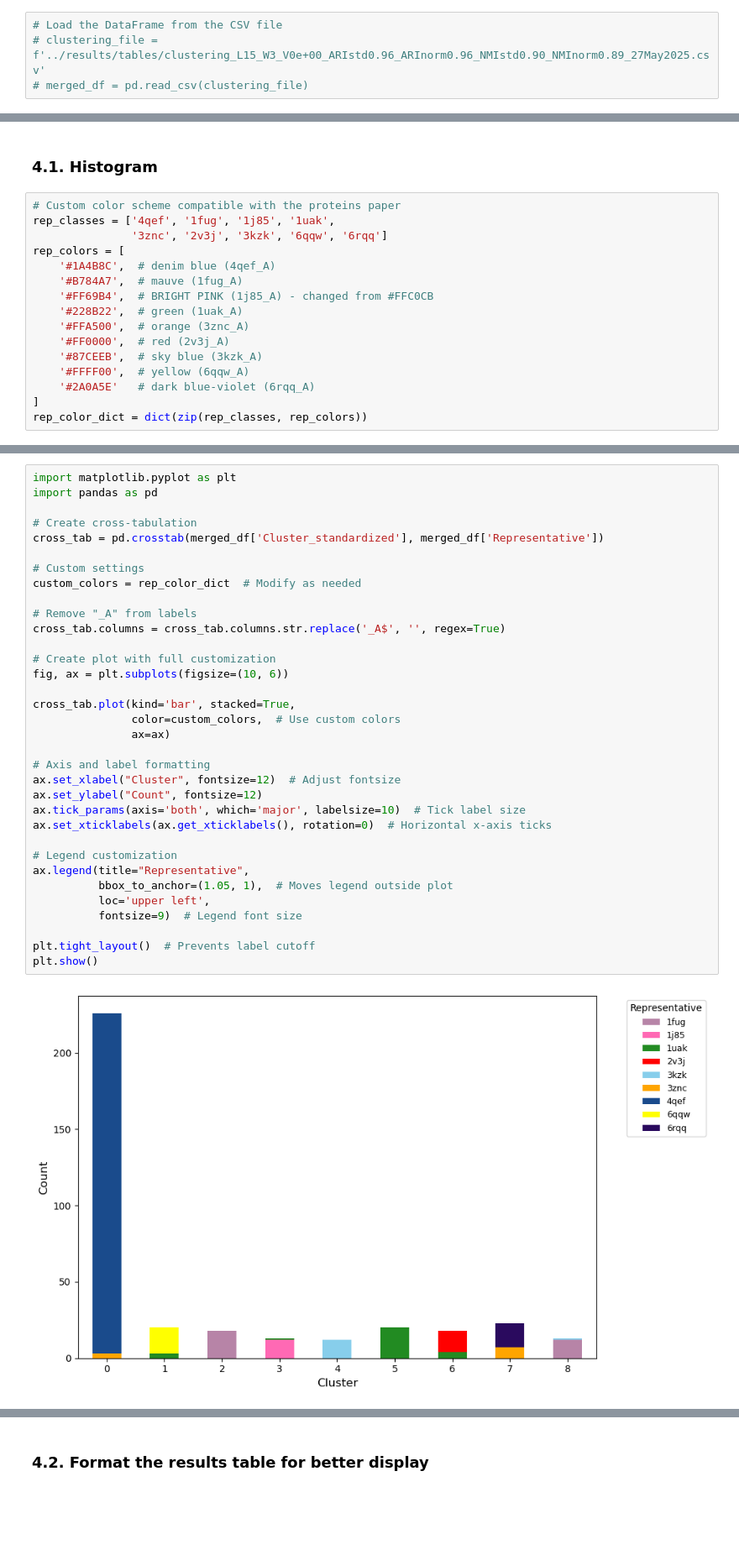
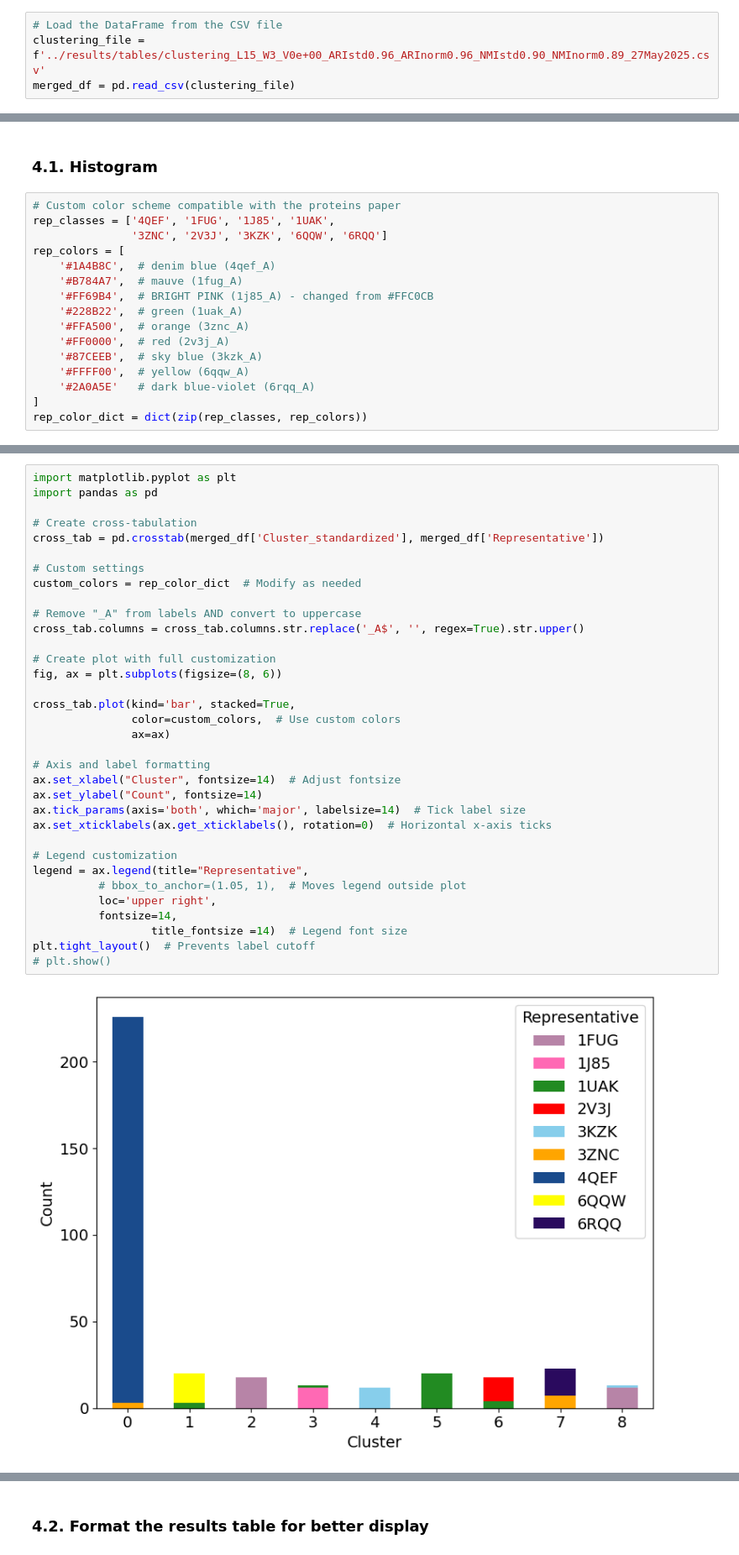
Before and after one commit to dtolosav/discrete-sig-for-landscapes, a Jupyter notebook: notebooks/2_k_means.ipynb, the cells around one changed output, grey strips where cells are left out. Shown at 84% size. Saved outputs shown, nothing was run; the diff lists cells and outputs as text; blank space fills up the shorter version.

Commit message:
Improved generated result figures and included some of them in repository

```diff
--- a/notebooks/2_k_means.ipynb
+++ b/notebooks/2_k_means.ipynb
@@ -347,16 +347,16 @@ master_results_df
 (Optional) Load previously computed clustering
 # %%
 # Load the DataFrame from the CSV file
-# clustering_file =  f'../results/tables/clustering_L15_W3_V0e+00_ARIstd0.96_ARInorm0.96_NMIstd0.90_NMInorm0.89_27May2025.csv'
-# merged_df = pd.read_csv(clustering_file)
+clustering_file =  f'../results/tables/clustering_L15_W3_V0e+00_ARIstd0.96_ARInorm0.96_NMIstd0.90_NMInorm0.89_27May2025.csv'
+merged_df = pd.read_csv(clustering_file)
 # %%
 # merged_df
 # %% [markdown]
 ### 4.1. Histogram
 # %%
 # Custom color scheme compatible with the proteins paper
-rep_classes = ['4qef', '1fug', '1j85', '1uak',
-               '3znc', '2v3j', '3kzk', '6qqw', '6rqq']
+rep_classes = ['4QEF', '1FUG', '1J85', '1UAK',
+               '3ZNC', '2V3J', '3KZK', '6QQW', '6RQQ']
 rep_colors = [
     '#1A4B8C',  # denim blue (4qef_A)
     '#B784A7',  # mauve (1fug_A)
@@ -385,38 +385,38 @@ plt.show()
 # %%
 import matplotlib.pyplot as plt
 import pandas as pd
 
 # Create cross-tabulation
 cross_tab = pd.crosstab(merged_df['Cluster_standardized'], merged_df['Representative'])
 
 # Custom settings
 custom_colors = rep_color_dict  # Modify as needed
 
-# Remove "_A" from labels
-cross_tab.columns = cross_tab.columns.str.replace('_A$', '', regex=True)
+# Remove "_A" from labels AND convert to uppercase
+cross_tab.columns = cross_tab.columns.str.replace('_A$', '', regex=True).str.upper()
 
 # Create plot with full customization
-fig, ax = plt.subplots(figsize=(10, 6))
+fig, ax = plt.subplots(figsize=(8, 6))
 
 cross_tab.plot(kind='bar', stacked=True,
                color=custom_colors,  # Use custom colors
                ax=ax)
 
 # Axis and label formatting
-ax.set_xlabel("Cluster", fontsize=12)  # Adjust fontsize
-ax.set_ylabel("Count", fontsize=12)
-ax.tick_params(axis='both', which='major', labelsize=10)  # Tick label size
+ax.set_xlabel("Cluster", fontsize=14)  # Adjust fontsize
+ax.set_ylabel("Count", fontsize=14)
+ax.tick_params(axis='both', which='major', labelsize=14)  # Tick label size
 ax.set_xticklabels(ax.get_xticklabels(), rotation=0)  # Horizontal x-axis ticks
 
 # Legend customization
-ax.legend(title="Representative",
-          bbox_to_anchor=(1.05, 1),  # Moves legend outside plot
-          loc='upper left',
-          fontsize=9)  # Legend font size
-
+legend = ax.legend(title="Representative",
+          # bbox_to_anchor=(1.05, 1),  # Moves legend outside plot
+          loc='upper right',
+          fontsize=14,
+                  title_fontsize =14)  # Legend font size
 plt.tight_layout()  # Prevents label cutoff
-plt.show()
+# plt.show()
 # %% [output]
-[figure, old version]
+[figure, new version]
 # %%
 # Save the figure
```
Also changed, not shown: parts of 2 cells of this notebook, 9 other files.
